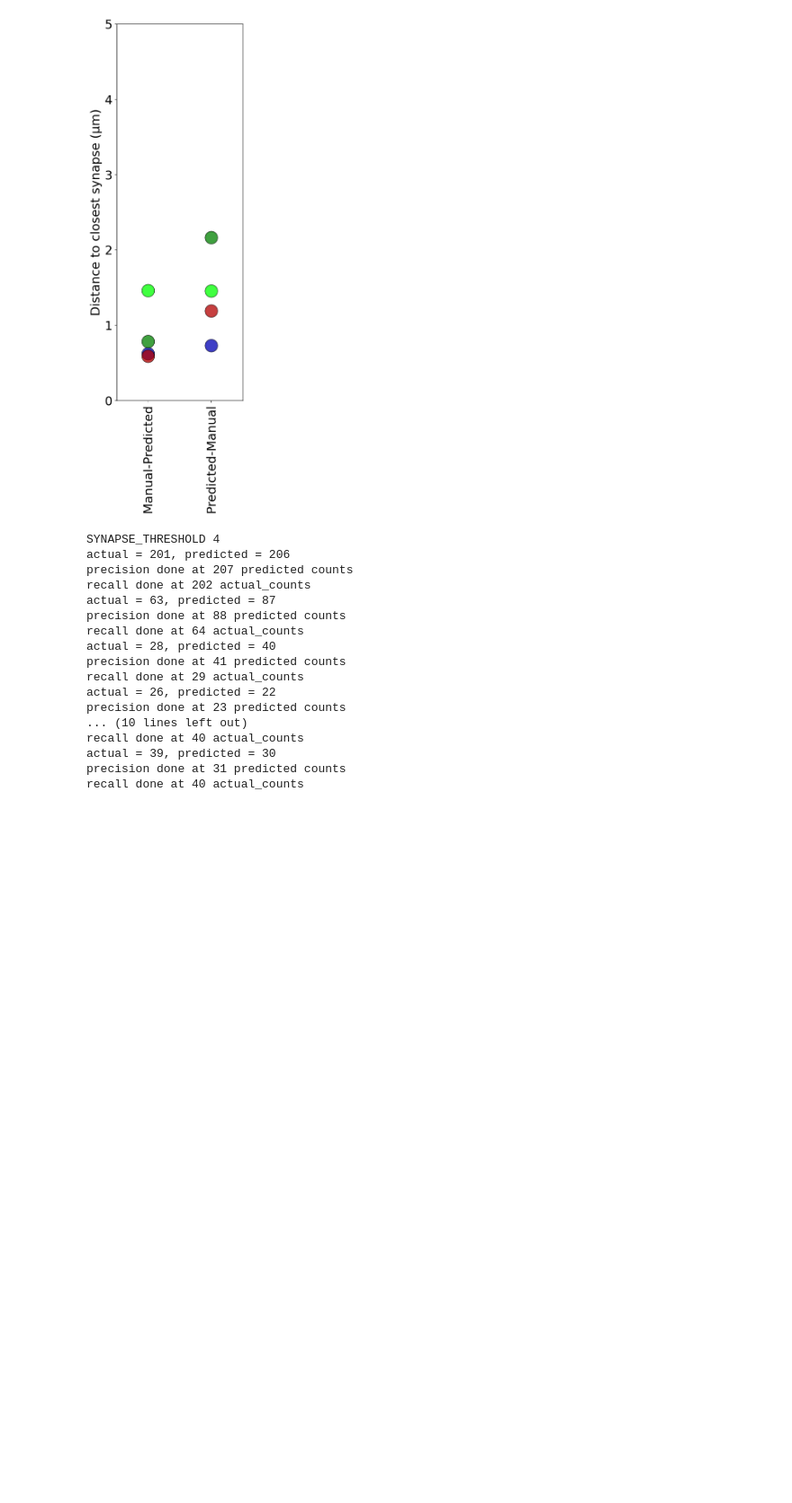
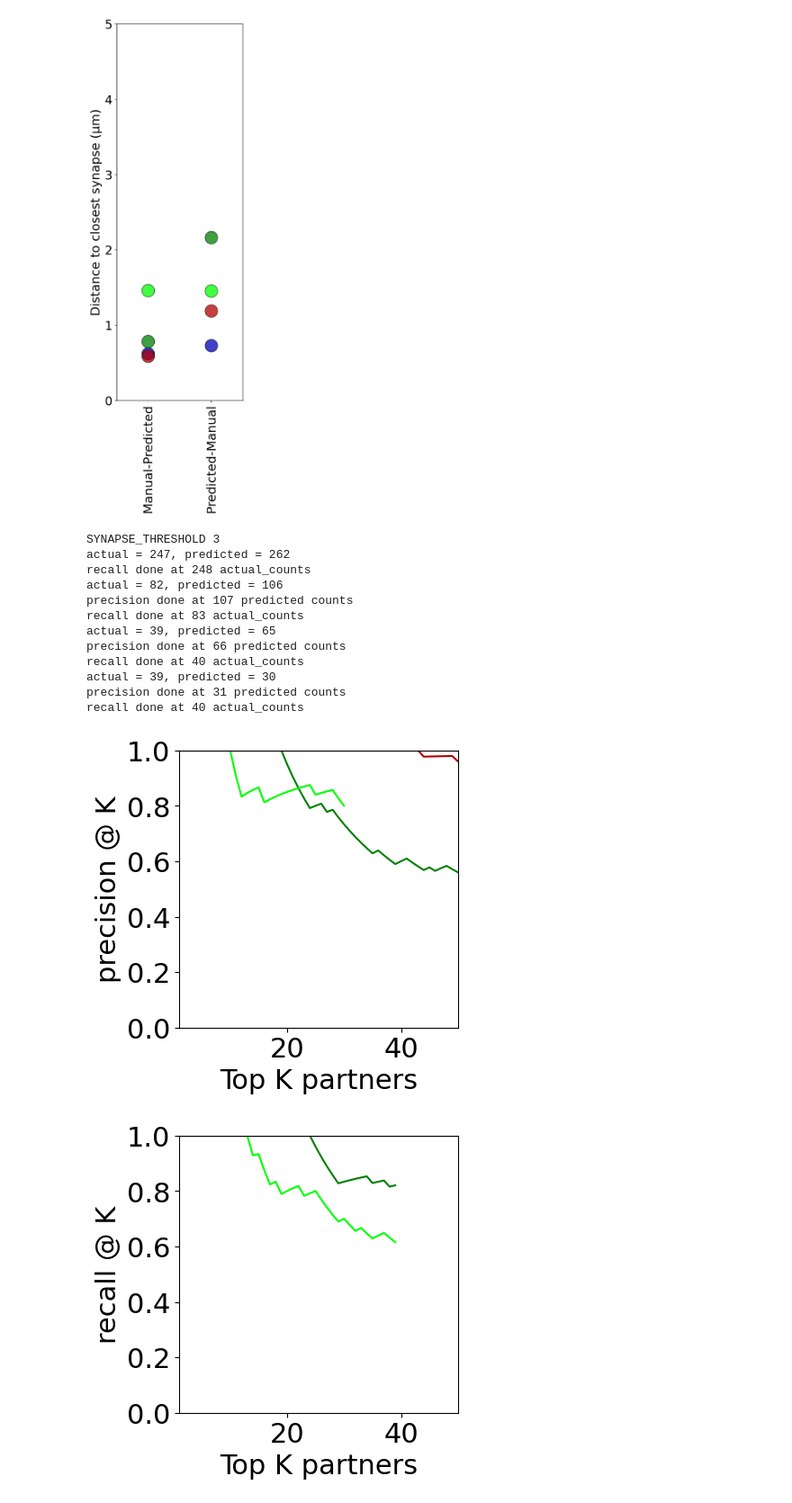
Before and after one commit to EllenLesser/Azevedo_Lesser_Phelps_Mark_2023, a Jupyter notebook: main.ipynb, the cells around one changed output. Shown at 90% size. Drawn from its saved outputs; the diff is of its cells as text; code cells hidden in the pictures; blank space fills up the shorter version.

Commit message:
plots and data to avoid catmaid interaction

```diff
--- a/main.ipynb
+++ b/main.ipynb
@@ -155,31 +168,28 @@ compare_closest_synapses(neuron_comparisons)
 # %%
 import connectivity_comparisons
 
 # CONNECTIVITY COMPARISONS FOR FIGURE 2F and 2G
 K_MEASURES = np.arange(1, 250, 1)
 SYNAPSE_THRESHOLD = 3
-for SYNAPSE_THRESHOLD in range(4,2,-1):
+for SYNAPSE_THRESHOLD in range(3,2,-1):
     print('SYNAPSE_THRESHOLD {}'.format(SYNAPSE_THRESHOLD))
     connectivity_comparisons.plot_connectivity_metrics(neuron_comparisons, K_MEASURES, SYNAPSE_THRESHOLD)
     print('')
 
 if __name__ == '__main__':
     pass
 # %% [output]
-SYNAPSE_THRESHOLD 4
-actual = 201, predicted = 206
-precision done at 207 predicted counts
-recall done at 202 actual_counts
-actual = 63, predicted = 87
-precision done at 88 predicted counts
-recall done at 64 actual_counts
-actual = 28, predicted = 40
-precision done at 41 predicted counts
-recall done at 29 actual_counts
-actual = 26, predicted = 22
-precision done at 23 predicted counts
-... (10 lines left out)
+SYNAPSE_THRESHOLD 3
+actual = 247, predicted = 262
+recall done at 248 actual_counts
+actual = 82, predicted = 106
+precision done at 107 predicted counts
+recall done at 83 actual_counts
+actual = 39, predicted = 65
+precision done at 66 predicted counts
 recall done at 40 actual_counts
 actual = 39, predicted = 30
 precision done at 31 predicted counts
 recall done at 40 actual_counts
+[figure, added]
+[figure, added]
```
Also changed, not shown: parts of 16 cells of this notebook, 18 other files.
